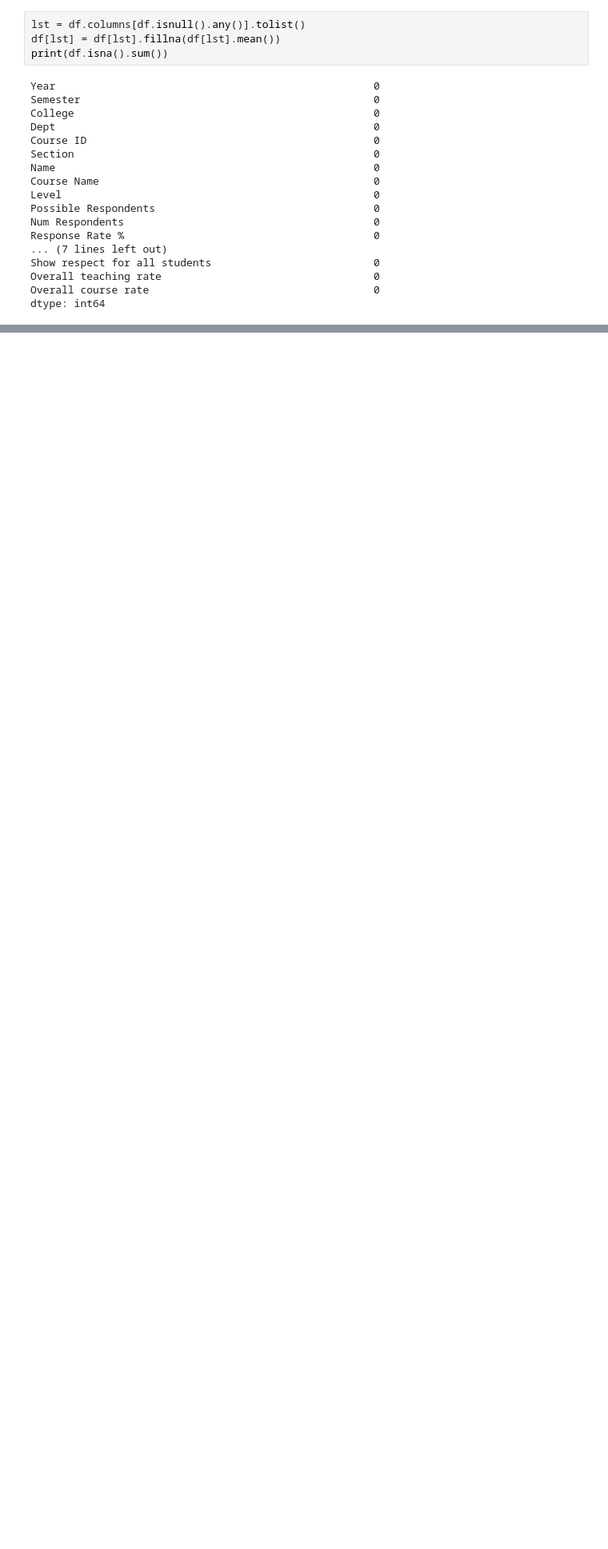
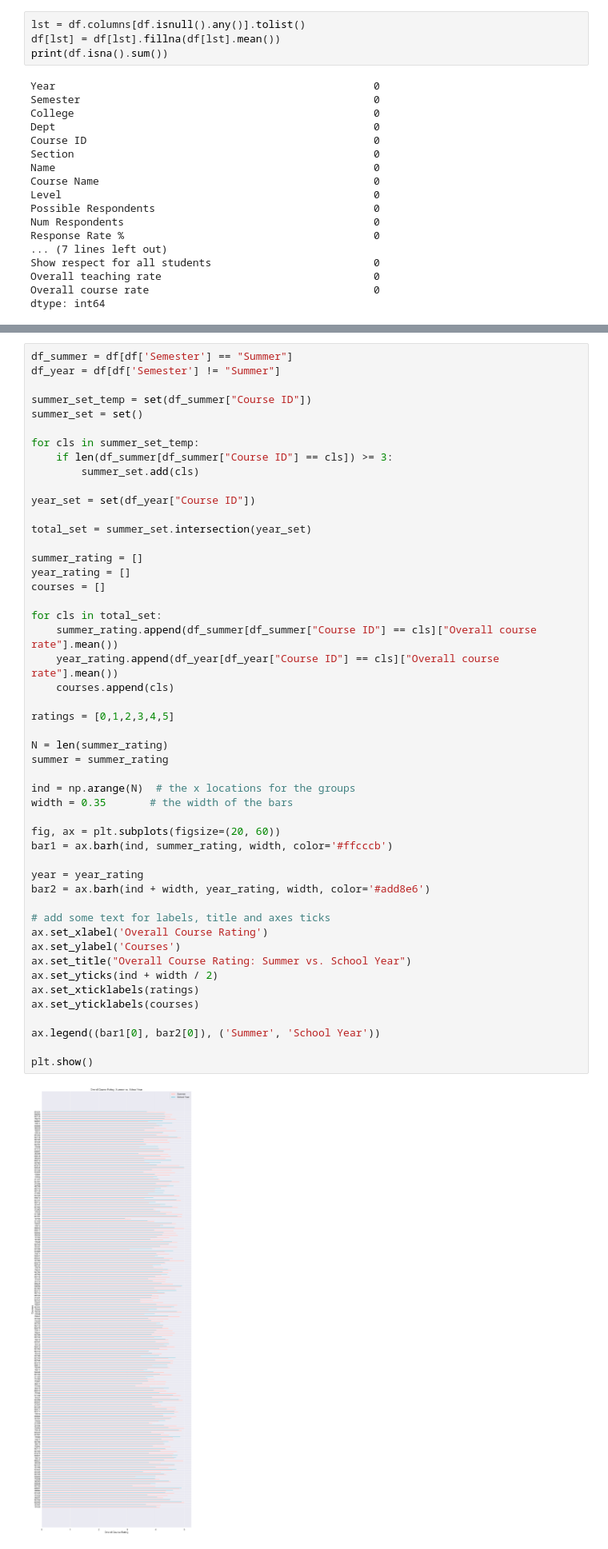
Before and after one commit to TheJYKoder/-15-388-Final-Project-F19-, a Jupyter notebook: 15388 Final Project FCE2.ipynb, the cells around one changed output, grey strips where cells are left out. Shown at 80% size. Cells and saved outputs as stored; diff of their text form; blank space fills up the shorter version.

```diff
--- a/15388 Final Project FCE2.ipynb
+++ b/15388 Final Project FCE2.ipynb
@@ -600,0 +241,51 @@ plt.show()
+# %%
+df_summer = df[df['Semester'] == "Summer"]
+df_year = df[df['Semester'] != "Summer"]
+
+summer_set_temp = set(df_summer["Course ID"])
+summer_set = set()
+
+for cls in summer_set_temp:
+    if len(df_summer[df_summer["Course ID"] == cls]) >= 3:
+        summer_set.add(cls)
+
+year_set = set(df_year["Course ID"])
+
+total_set = summer_set.intersection(year_set)
+
+summer_rating = []
+year_rating = []
+courses = []
+
+for cls in total_set:
+    summer_rating.append(df_summer[df_summer["Course ID"] == cls]["Overall course rate"].mean())
+    year_rating.append(df_year[df_year["Course ID"] == cls]["Overall course rate"].mean())
+    courses.append(cls)
+
+ratings = [0,1,2,3,4,5]
+
+N = len(summer_rating)
+summer = summer_rating
+
+ind = np.arange(N)  # the x locations for the groups
+width = 0.35       # the width of the bars
+
+fig, ax = plt.subplots(figsize=(20, 60))
+bar1 = ax.barh(ind, summer_rating, width, color='#ffcccb')
+
+year = year_rating
+bar2 = ax.barh(ind + width, year_rating, width, color='#add8e6')
+
+# add some text for labels, title and axes ticks
+ax.set_xlabel('Overall Course Rating')
+ax.set_ylabel('Courses')
+ax.set_title("Overall Course Rating: Summer vs. School Year")
+ax.set_yticks(ind + width / 2)
+ax.set_xticklabels(ratings)
+ax.set_yticklabels(courses)
+
+ax.legend((bar1[0], bar2[0]), ('Summer', 'School Year'))
+
+plt.show()
+# %% [output]
+[figure, added]
```
Also changed, not shown: parts of 114 cells of this notebook.
